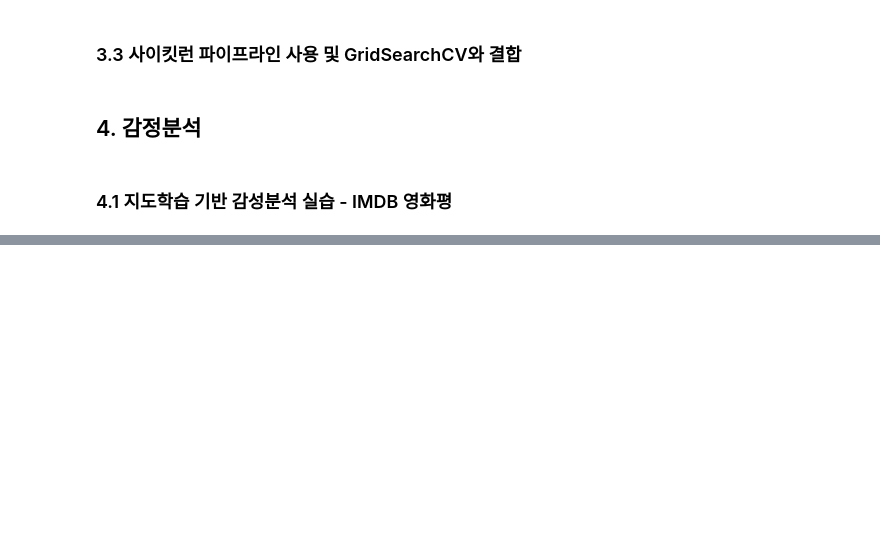
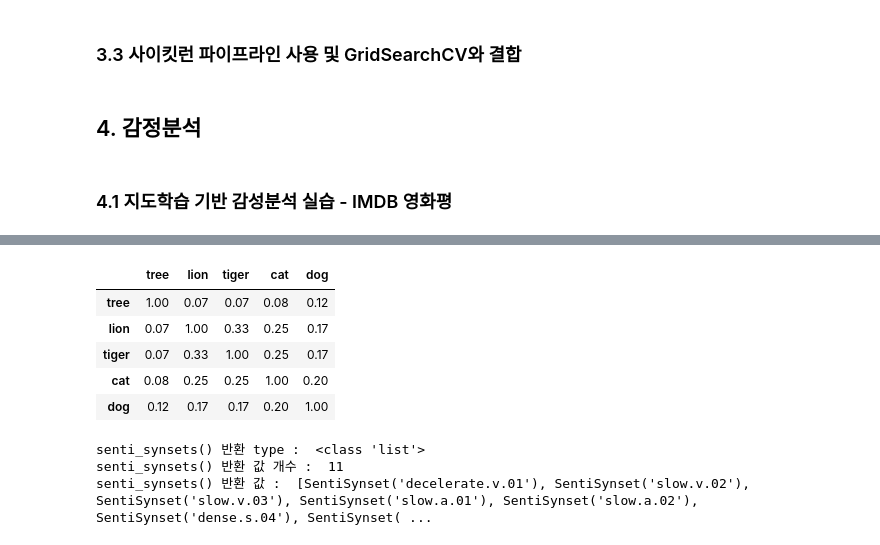
Before and after one commit to namkyu9395/Dangsan, a Jupyter notebook: 파이썬 머신러닝 완벽 가이드/08 Text Analytics.ipynb, the cells around one changed output, grey strips where cells are left out. Cells and saved outputs as stored; diff of their text form; code cells hidden in the pictures; blank space fills up the shorter version.

```diff
--- a/파이썬 머신러닝 완벽 가이드/08 Text Analytics.ipynb
+++ b/파이썬 머신러닝 완벽 가이드/08 Text Analytics.ipynb
@@ -507,0 +646,43 @@ print(review_df['review'][0])
+# %%
+# path_similarity() : 특정 어휘와 다른 어휘간의 관계 유사도를 나타내는 메쏘드
+
+# synset 객체를 단어별로 생성
+tree = wn.synset('tree.n.01')
+lion = wn.synset('lion.n.01')
+tiger = wn.synset('tiger.n.02')
+cat = wn.synset('cat.n.01')
+dog = wn.synset('dog.n.01')
+
+entities = [tree, lion, tiger, cat, dog]
+similarities = []
+entity_names = [entity.name().split('.')[0] for entity in entities]
+
+# 단어별 synset을 반복하면서 다른 단어의 synset과 유사도를 측정합니다.
+for entity in entities:
+    similarity = [round(entity.path_similarity(compared_entity),2 ) for compared_entity in entities]
+    similarities.append(similarity)
+
+# 개별 단어별 synset과 다른 단어의 synset과의 유사도를 dfm형태로 저장합니다.
+similarity_df = pd.DataFrame(similarities, columns=entity_names, index=entity_names)
+similarity_df
+# %% [output]
+|  | tree | lion | tiger | cat | dog |
+| tree | 1.00 | 0.07 | 0.07 | 0.08 | 0.12 |
+| lion | 0.07 | 1.00 | 0.33 | 0.25 | 0.17 |
+| tiger | 0.07 | 0.33 | 1.00 | 0.25 | 0.17 |
+| cat | 0.08 | 0.25 | 0.25 | 1.00 | 0.20 |
+| dog | 0.12 | 0.17 | 0.17 | 0.20 | 1.00 |
+# %%
+# Senti_Synset() : WordNet의 Synset과 유사한 클래스, 단어에 대한 감성지수와 객관성 지수 확인 가능
+
+import nltk
+from nltk.corpus import sentiwordnet as swn
+
+senti_synsets = list(swn.senti_synsets('slow'))
+print('senti_synsets() 반환 type : ',type(senti_synsets))
+print('senti_synsets() 반환 값 개수 : ',len(senti_synsets))
+print('senti_synsets() 반환 값 : ', senti_synsets)
+# %% [output]
+senti_synsets() 반환 type :  <class 'list'>
+senti_synsets() 반환 값 개수 :  11
+senti_synsets() 반환 값 :  [SentiSynset('decelerate.v.01'), SentiSynset('slow.v.02'), SentiSynset('slow.v.03'), SentiSynset('slow.a.01'), SentiSynset('slow.a.02'), SentiSynset('dense.s.04'), SentiSynset( ...
```
Also changed, not shown: parts of 25 cells of this notebook.
